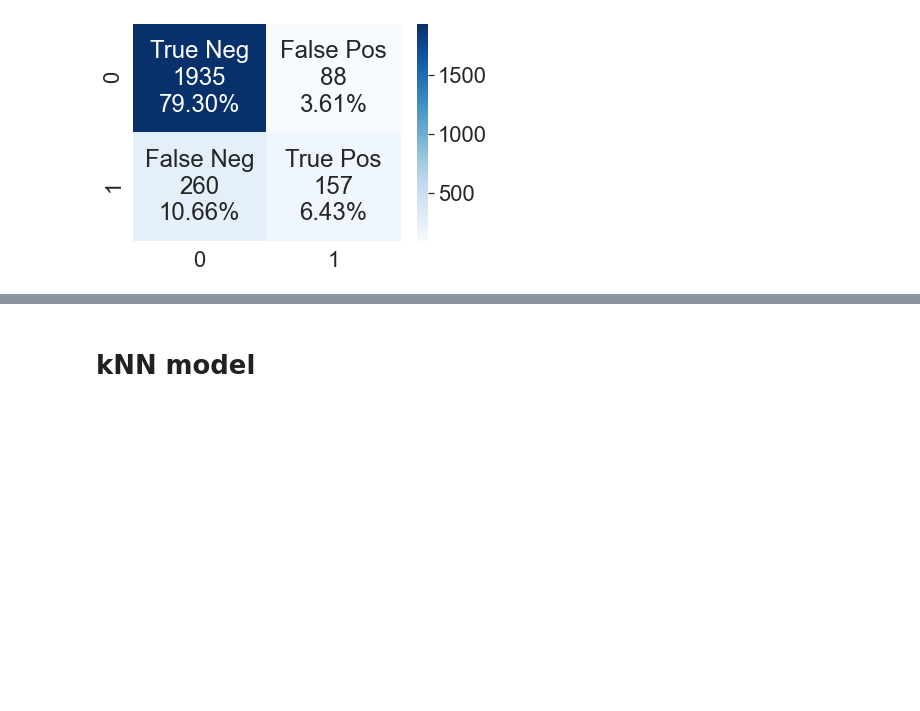
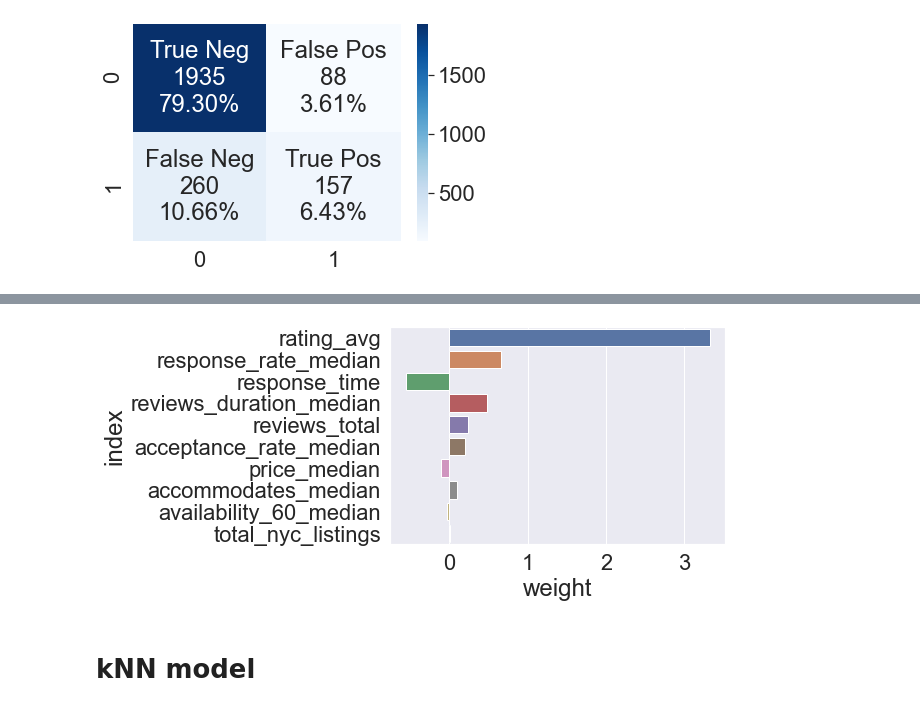
Before and after one commit to rickfontenot/airbnb, a Jupyter notebook: Lab2/WorkingFiles/lab2_Rick2.ipynb, the cells around one changed output, grey strips where cells are left out. Saved outputs shown, nothing was run; the diff lists cells and outputs as text; code cells hidden in the pictures; blank space fills up the shorter version.

Commit message:
add logistic  weights  compare to rf importance

```diff
--- a/Lab2/WorkingFiles/lab2_Rick2.ipynb
+++ b/Lab2/WorkingFiles/lab2_Rick2.ipynb
@@ -1132,3 +1132,12 @@ plot_confusion(cm)
 [0 0 0 ... 0 0 0]
 Validation Set Accuracy:  0.8573770491803279
 [figure]
+# %%
+weights = model_fit.coef_.T # take transpose to make a column vector
+variable_names = host_validation.drop(['superhost_max','host_id'],axis=1).columns
+
+coefficients = pd.DataFrame(weights,variable_names)
+coefficients = coefficients.rename(columns={coefficients.columns[0]: 'weight'})
+coefficients = coefficients.sort_values(by='weight', key=abs, ascending=False)
+coefficients.reset_index(level=0, inplace=True)
+coefficients.head(100)
@@ -1135,3 +1156,7 @@ Validation Set Accuracy:  0.8573770491803279
+# %%
+ax = sns.barplot(y="index", x="weight", data=coefficients)
+# %% [output]
+[figure, added]
 # %% [markdown]
 # kNN model
 # %%
```
Also changed, not shown: parts of 2 cells of this notebook.
